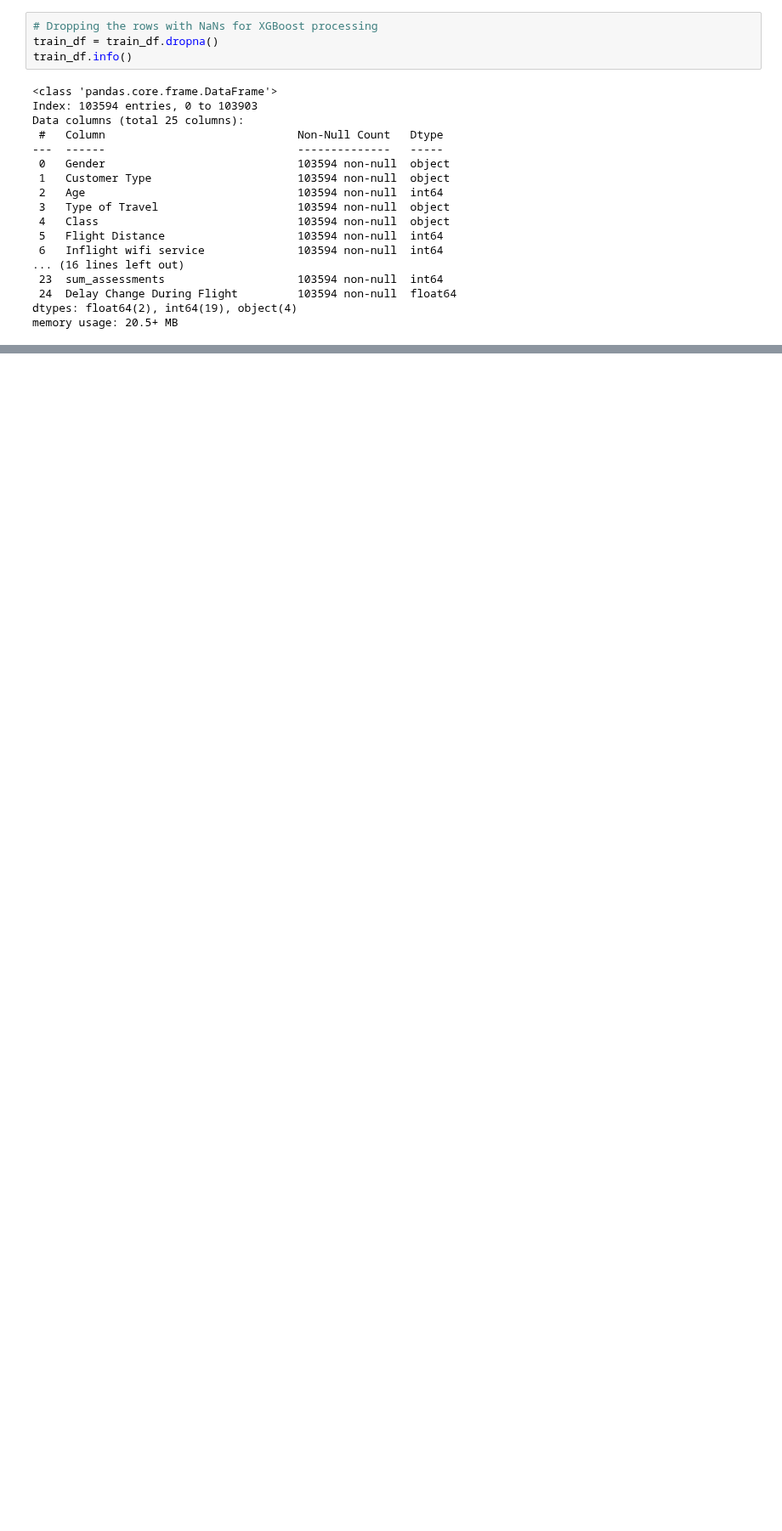
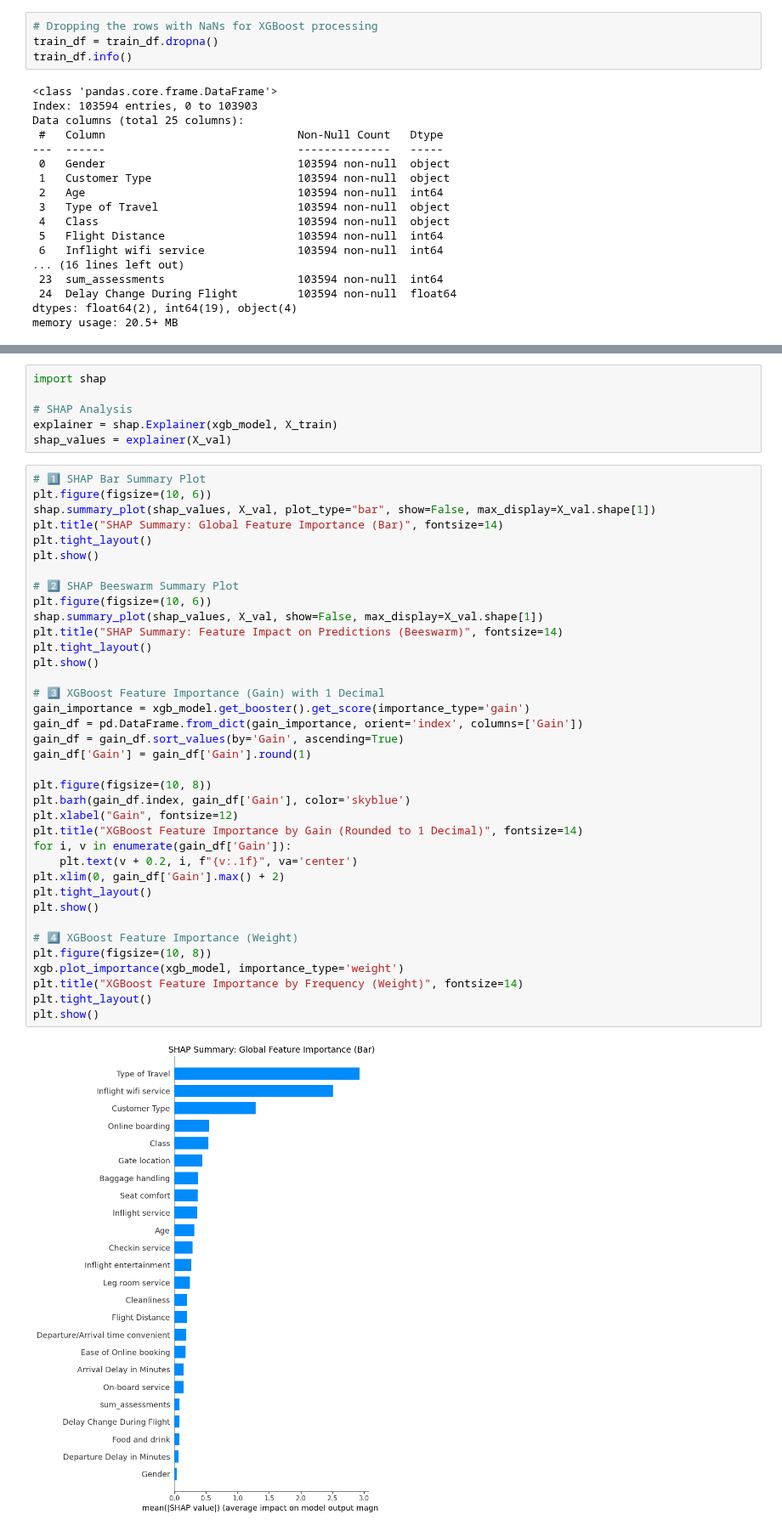
Before and after one commit to qslia/kaggle_Practice, a Jupyter notebook: airline-passenger-satisfaction/airline-passenger-satisfaction.ipynb, the cells around one changed output, grey strips where cells are left out. Shown at 85% size. Cells and saved outputs as stored; diff of their text form; blank space fills up the shorter version.

```diff
--- a/python/airline-passenger-satisfaction.ipynb
+++ b/airline-passenger-satisfaction/airline-passenger-satisfaction.ipynb
@@ -498,0 +537,45 @@ memory usage: 20.5+ MB
+# %%
+import shap
+
+# SHAP Analysis
+explainer = shap.Explainer(xgb_model, X_train)
+shap_values = explainer(X_val)
+# %%
+# 1️⃣ SHAP Bar Summary Plot
+plt.figure(figsize=(10, 6))
+shap.summary_plot(shap_values, X_val, plot_type="bar", show=False, max_display=X_val.shape[1])
+plt.title("SHAP Summary: Global Feature Importance (Bar)", fontsize=14)
+plt.tight_layout()
+plt.show()
+
+# 2️⃣ SHAP Beeswarm Summary Plot
+plt.figure(figsize=(10, 6))
+shap.summary_plot(shap_values, X_val, show=False, max_display=X_val.shape[1])
+plt.title("SHAP Summary: Feature Impact on Predictions (Beeswarm)", fontsize=14)
+plt.tight_layout()
+plt.show()
+
+# 3️⃣ XGBoost Feature Importance (Gain) with 1 Decimal
+gain_importance = xgb_model.get_booster().get_score(importance_type='gain')
+gain_df = pd.DataFrame.from_dict(gain_importance, orient='index', columns=['Gain'])
+gain_df = gain_df.sort_values(by='Gain', ascending=True)
+gain_df['Gain'] = gain_df['Gain'].round(1)
+
+plt.figure(figsize=(10, 8))
+plt.barh(gain_df.index, gain_df['Gain'], color='skyblue')
+plt.xlabel("Gain", fontsize=12)
+plt.title("XGBoost Feature Importance by Gain (Rounded to 1 Decimal)", fontsize=14)
+for i, v in enumerate(gain_df['Gain']):
+    plt.text(v + 0.2, i, f"{v:.1f}", va='center')
+plt.xlim(0, gain_df['Gain'].max() + 2)
+plt.tight_layout()
+plt.show()
+
+# 4️⃣ XGBoost Feature Importance (Weight)
+plt.figure(figsize=(10, 8))
+xgb.plot_importance(xgb_model, importance_type='weight')
+plt.title("XGBoost Feature Importance by Frequency (Weight)", fontsize=14)
+plt.tight_layout()
+plt.show()
+# %% [output]
+[figure, added]
```
Also changed, not shown: parts of 16 cells of this notebook, 16 other files.
